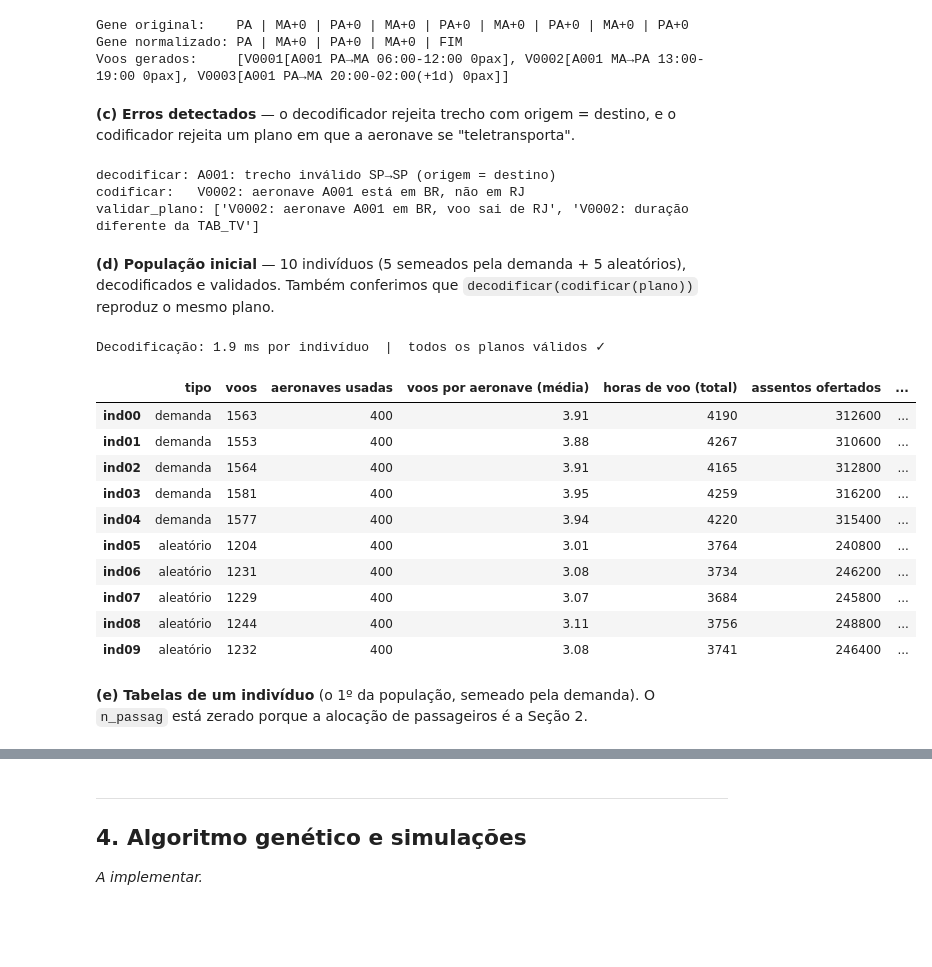
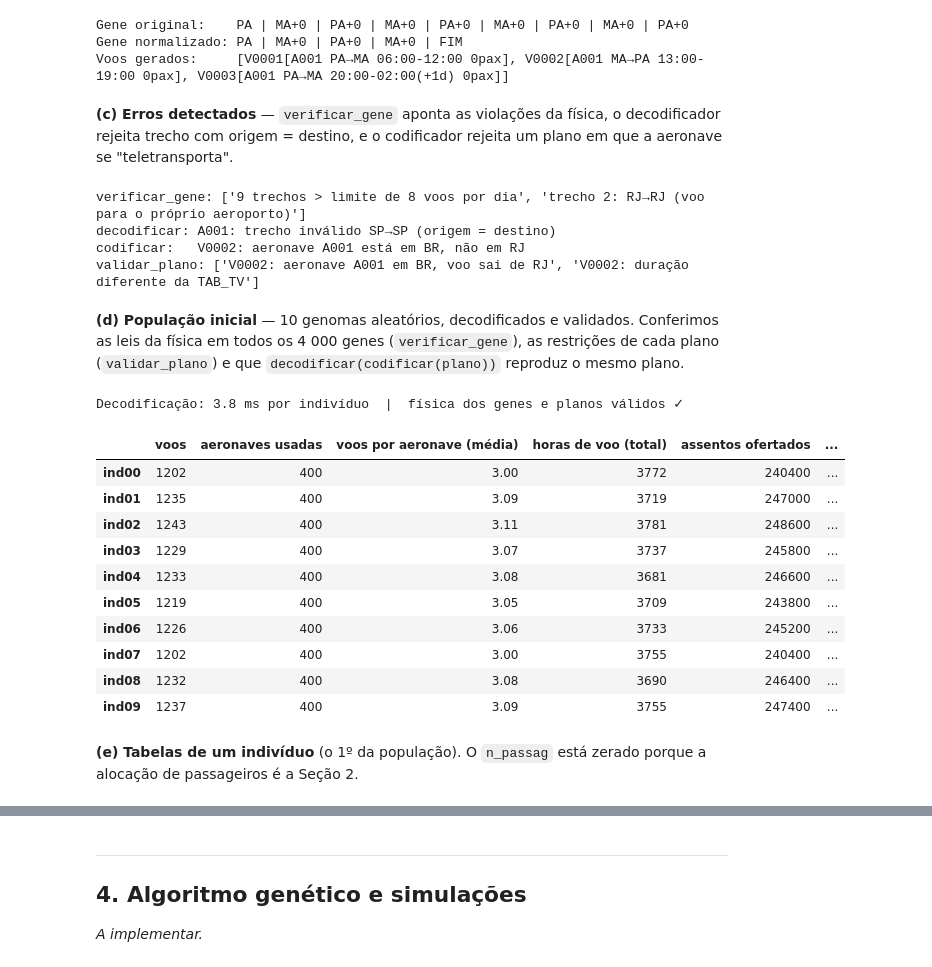
Before and after one commit to Caetano-ma/PSI-3472, a Jupyter notebook: planejamento_voos.ipynb, the cells around one changed output, grey strips where cells are left out. Drawn from its saved outputs; the diff is of its cells as text; code cells hidden in the pictures; blank space fills up the shorter version.

```diff
--- a/planejamento_voos.ipynb
+++ b/planejamento_voos.ipynb
@@ -548,9 +560,12 @@ Gene original:    PA | MA+0 | PA+0 | MA+0 | PA+0 | MA+0 | PA+0 | MA+0 | PA+0
 Gene normalizado: PA | MA+0 | PA+0 | MA+0 | FIM
 Voos gerados:     [V0001[A001 PA→MA 06:00-12:00 0pax], V0002[A001 MA→PA 13:00-19:00 0pax], V0003[A001 PA→MA 20:00-02:00(+1d) 0pax]]
 # %% [markdown]
-**(c) Erros detectados** — o decodificador rejeita trecho com origem = destino, e o codificador
+**(c) Erros detectados** — `verificar_gene` aponta as violações da física, o decodificador rejeita trecho com origem = destino, e o codificador
 rejeita um plano em que a aeronave se "teletransporta".
 # %%
+gene_ruim = GeneAeronave("SP", [("RJ", 0), ("RJ", 0)] + [(FIM, 0)] * (MAX_TRECHOS - 1))
+print("verificar_gene:", verificar_gene(gene_ruim))
+
 try:
     decodificar([GeneAeronave("SP", [("SP", 0)] + [(FIM, 0)] * (MAX_TRECHOS - 1))])
 except ValueError as e:
@@ -564,44 +579,46 @@ except ValueError as e:
     print("codificar:  ", e)
 print("validar_plano:", validar_plano(plano_ruim))
 # %% [output]
+verificar_gene: ['9 trechos > limite de 8 voos por dia', 'trecho 2: RJ→RJ (voo para o próprio aeroporto)']
 decodificar: A001: trecho inválido SP→SP (origem = destino)
 codificar:   V0002: aeronave A001 está em BR, não em RJ
 validar_plano: ['V0002: aeronave A001 em BR, voo sai de RJ', 'V0002: duração diferente da TAB_TV']
 # %% [markdown]
-**(d) População inicial** — 10 indivíduos (5 semeados pela demanda + 5 aleatórios),
-decodificados e validados. Também conferimos que `decodificar(codificar(plano))` reproduz o mesmo plano.
+**(d) População inicial** — 10 genomas aleatórios, decodificados e validados. Conferimos as leis da física
+em todos os 4 000 genes (`verificar_gene`), as restrições de cada plano (`validar_plano`) e que
+`decodificar(codificar(plano))` reproduz o mesmo plano.
 # %%
-populacao = populacao_inicial(10, frac_demanda=0.5, seed=42)
+populacao = populacao_inicial(10, seed=42)
+assert all(verificar_gene(g) == [] for genoma in populacao for g in genoma)
 
 t0 = time.perf_counter()
 planos = [decodificar(g) for g in populacao]
 t_dec = (time.perf_counter() - t0) / len(populacao)
 
 for p in planos:
     assert validar_plano(p) == []
     assert tabela_av(decodificar(codificar(p))).equals(tabela_av(p))   # ida e volta
 
-print(f"Decodificação: {t_dec * 1000:.1f} ms por indivíduo  |  todos os planos válidos ✓")
+print(f"Decodificação: {t_dec * 1000:.1f} ms por indivíduo  |  física dos genes e planos válidos ✓")
 
 resumos = pd.DataFrame([resumo_plano(p) for p in planos],
                        index=[f"ind{i:02d}" for i in range(len(planos))])
-resumos.insert(0, "tipo", ["demanda"] * 5 + ["aleatório"] * 5)
 resumos
 # %% [output]
-Decodificação: 1.9 ms por indivíduo  |  todos os planos válidos ✓
+Decodificação: 3.8 ms por indivíduo  |  física dos genes e planos válidos ✓
-|  | tipo | voos | aeronaves usadas | voos por aeronave (média) | horas de voo (total) | assentos ofertados | ... |
-| ind00 | demanda | 1563 | 400 | 3.91 | 4190 | 312600 | ... |
-| ind01 | demanda | 1553 | 400 | 3.88 | 4267 | 310600 | ... |
-| ind02 | demanda | 1564 | 400 | 3.91 | 4165 | 312800 | ... |
-| ind03 | demanda | 1581 | 400 | 3.95 | 4259 | 316200 | ... |
-| ind04 | demanda | 1577 | 400 | 3.94 | 4220 | 315400 | ... |
-| ind05 | aleatório | 1204 | 400 | 3.01 | 3764 | 240800 | ... |
-| ind06 | aleatório | 1231 | 400 | 3.08 | 3734 | 246200 | ... |
-| ind07 | aleatório | 1229 | 400 | 3.07 | 3684 | 245800 | ... |
-| ind08 | aleatório | 1244 | 400 | 3.11 | 3756 | 248800 | ... |
-| ind09 | aleatório | 1232 | 400 | 3.08 | 3741 | 246400 | ... |
+|  | voos | aeronaves usadas | voos por aeronave (média) | horas de voo (total) | assentos ofertados | ... |
+| ind00 | 1202 | 400 | 3.00 | 3772 | 240400 | ... |
+| ind01 | 1235 | 400 | 3.09 | 3719 | 247000 | ... |
+| ind02 | 1243 | 400 | 3.11 | 3781 | 248600 | ... |
+| ind03 | 1229 | 400 | 3.07 | 3737 | 245800 | ... |
+| ind04 | 1233 | 400 | 3.08 | 3681 | 246600 | ... |
+| ind05 | 1219 | 400 | 3.05 | 3709 | 243800 | ... |
+| ind06 | 1226 | 400 | 3.06 | 3733 | 245200 | ... |
+| ind07 | 1202 | 400 | 3.00 | 3755 | 240400 | ... |
+| ind08 | 1232 | 400 | 3.08 | 3690 | 246400 | ... |
+| ind09 | 1237 | 400 | 3.09 | 3755 | 247400 | ... |
 # %% [markdown]
-**(e) Tabelas de um indivíduo** (o 1º da população, semeado pela demanda).
+**(e) Tabelas de um indivíduo** (o 1º da população).
 O `n_passag` está zerado porque a alocação de passageiros é a Seção 2.
 # %%
 genoma0, plano0 = populacao[0], planos[0]
```
Also changed, not shown: parts of 43 cells of this notebook.
